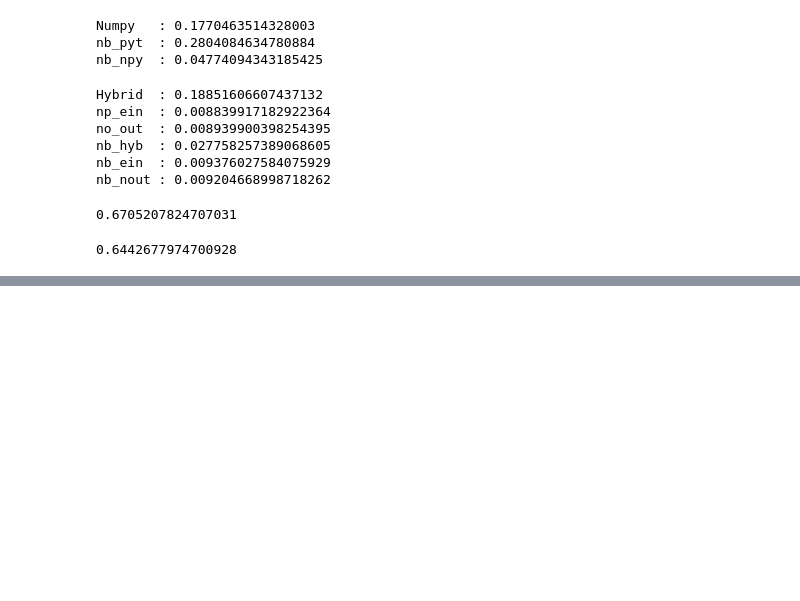
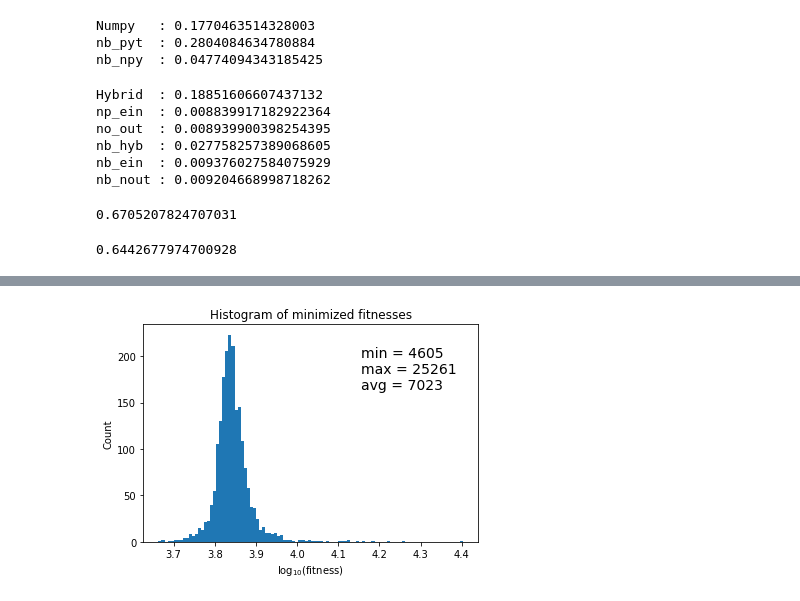
Before and after one commit to TrinkleGroup/s-meam, a Jupyter notebook: src/misc/notebook.ipynb, the cells around one changed output, grey strips where cells are left out. Saved outputs shown, nothing was run; the diff lists cells and outputs as text; code cells hidden in the pictures; blank space fills up the shorter version.

```diff
--- a/src/misc/notebook.ipynb
+++ b/src/misc/notebook.ipynb
@@ -602,0 +777,17 @@ print(full_time)
+# %%
+min_val = np.min(final_fitnesses)
+max_val = np.max(final_fitnesses)
+mean = np.average(final_fitnesses)
+
+text_str = "\n".join(["min = %d" % int(min_val), "max = %d" % int(max_val), "avg = %d" % int(mean)])
+
+fig, ax = plt.subplots()
+plt.title("Histogram of minimized fitnesses")
+plt.hist(np.log10(final_fitnesses), bins=100)
+plt.ylabel("Count")
+plt.xlabel(r"log$_{10}$(fitness)")
+ax.text(0.65, 0.9, text_str, transform=ax.transAxes, fontsize=14,
+        verticalalignment='top')
+plt.show()
+# %% [output]
+[figure, added]
```
Also changed, not shown: parts of 6 cells of this notebook, 1 other file.
